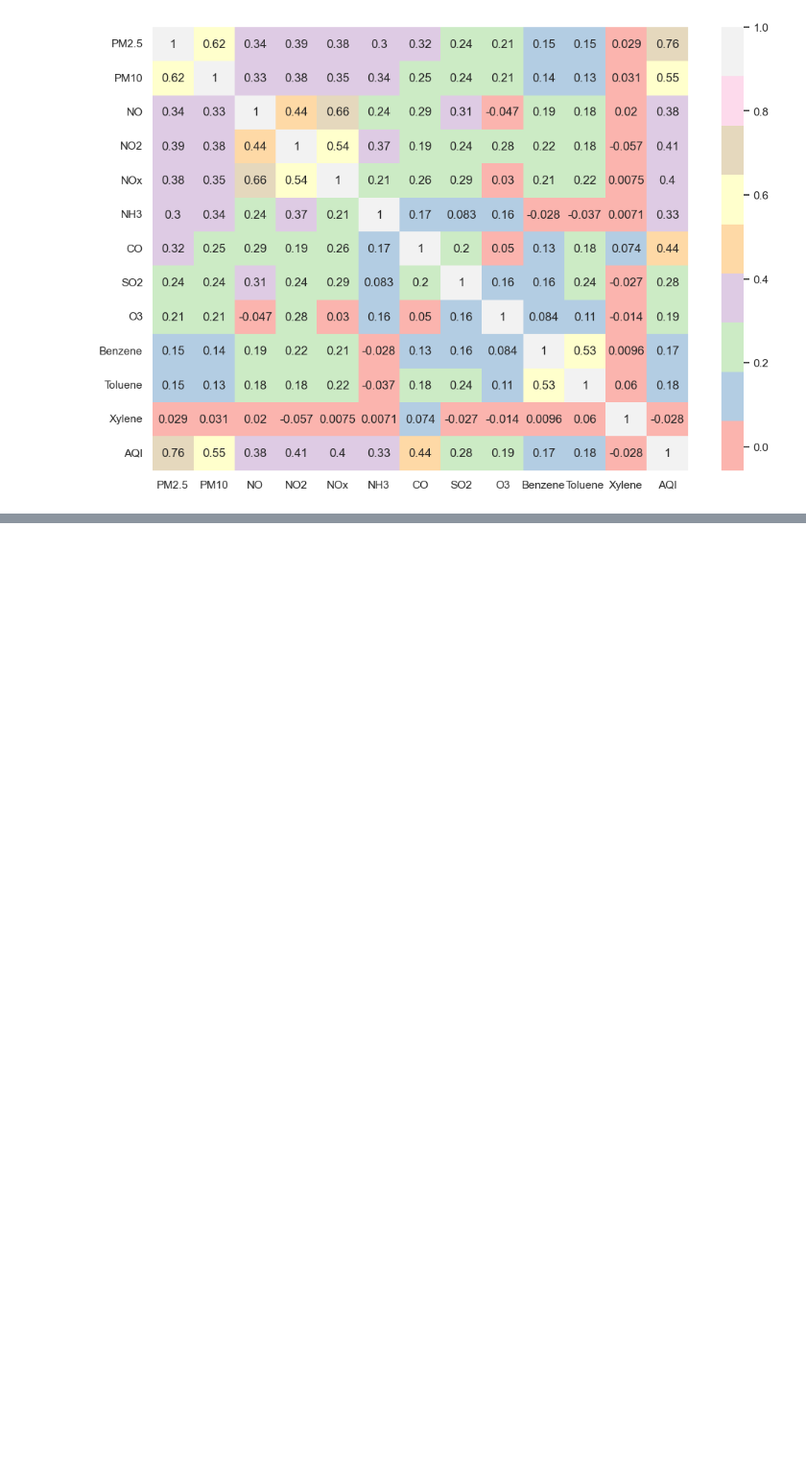
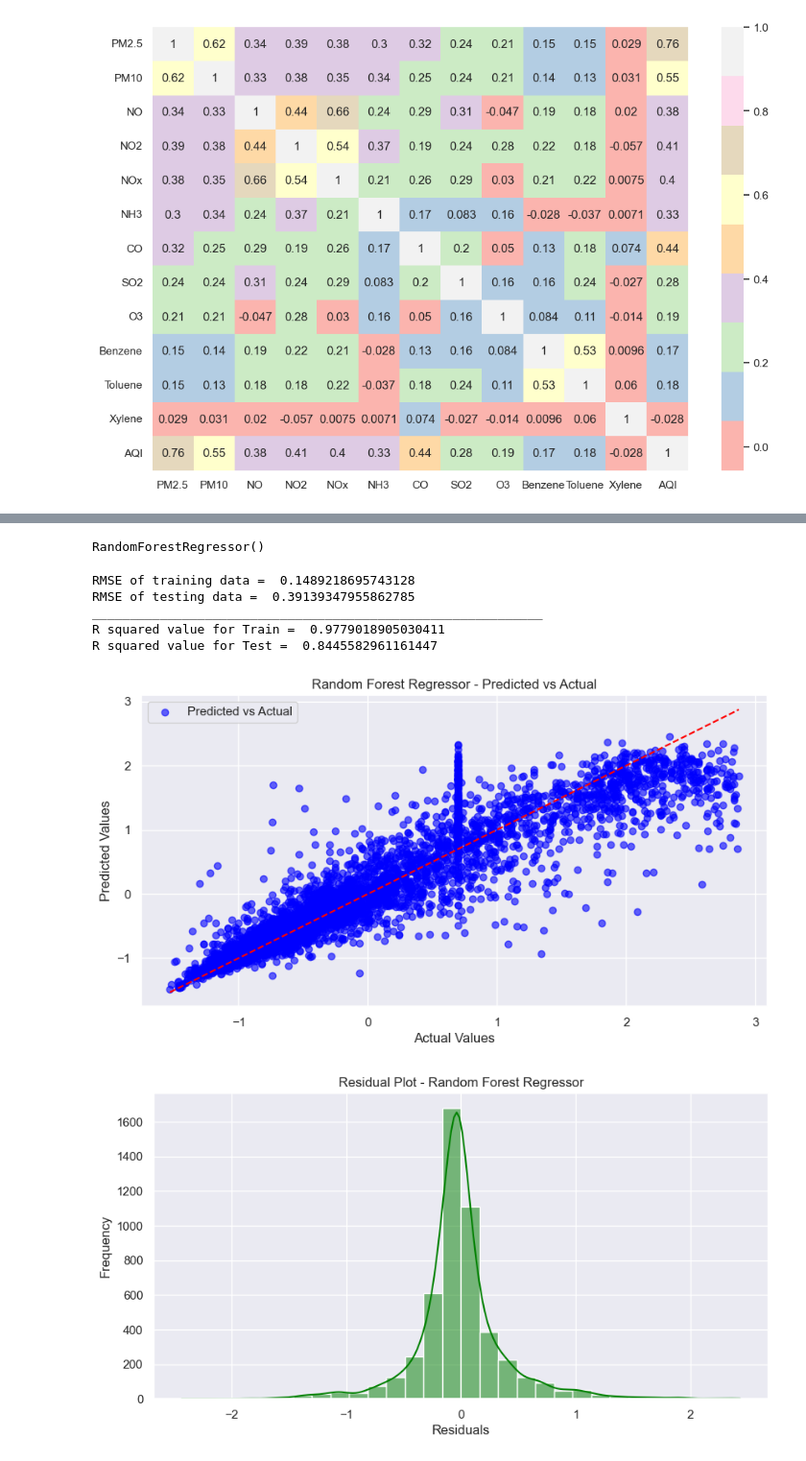
Before and after one commit to Kanav-Dogra/AQI-Prediction-Model, a Jupyter notebook: AQIPredictionmodel.ipynb, the cells around one changed output, grey strips where cells are left out. Shown at 96% size. Cells and saved outputs as stored; diff of their text form; code cells hidden in the pictures; blank space fills up the shorter version.

```diff
--- a/AQIPredictionmodel.ipynb
+++ b/AQIPredictionmodel.ipynb
@@ -439,0 +470,3 @@ plt.show()
+# %%
+df = pd.DataFrame(df1,columns =df.columns)
+df.head()
@@ -439,0 +596,64 @@ plt.show()
+# %%
+#Random Forest Regressor
+rfr = RandomForestRegressor()
+rfr.fit(X_train,Y_train)
+# %% [output]
+RandomForestRegressor()
+# %%
+# Predicting the value of the RFR model
+train_pred = rfr.predict(X_train)
+test_pred = rfr.predict(X_test)
+
+# Matrix evaluation for DTR model
+RMSE_train = (np.sqrt(mean_squared_error(Y_train,train_pred)))
+RMSE_test = (np.sqrt(mean_squared_error(Y_test,test_pred)))
+print("RMSE of training data = ",str(RMSE_train))
+print("RMSE of testing data = ",str(RMSE_test))
+print('_'*60)
+print("R squared value for Train = ",rfr.score(X_train,Y_train))
+print("R squared value for Test = ",rfr.score(X_test,Y_test))
+# %% [output]
+RMSE of training data =  0.1489218695743128
+RMSE of testing data =  0.39139347955862785
+____________________________________________________________
+R squared value for Train =  0.9779018905030411
+R squared value for Test =  0.8445582961161447
+# %%
+import numpy as np
+import matplotlib.pyplot as plt
+import seaborn as sns
+
+# Predicted vs Actual Plot
+plt.figure(figsize=(10,5))
+plt.scatter(Y_test, test_pred, alpha=0.6, color='blue', label="Predicted vs Actual")
+plt.plot([min(Y_test), max(Y_test)], [min(Y_test), max(Y_test)], color='red', linestyle='dashed')
+plt.xlabel("Actual Values")
+plt.ylabel("Predicted Values")
+plt.title("Random Forest Regressor - Predicted vs Actual")
+plt.legend()
+plt.show()
+
+# Residual Plot
+residuals = Y_test - test_pred
+plt.figure(figsize=(10,5))
+sns.histplot(residuals, bins=30, kde=True, color='green')
+plt.xlabel("Residuals")
+plt.ylabel("Frequency")
+plt.title("Residual Plot - Random Forest Regressor")
+plt.show()
+
+# Feature Importance Plot
+importances = rfr.feature_importances_
+feature_names = X_train.columns
+sorted_indices = np.argsort(importances)[::-1]
+
+plt.figure(figsize=(10,5))
+plt.bar(range(len(importances)), importances[sorted_indices], align='center', color='purple')
+plt.xticks(range(len(importances)), feature_names[sorted_indices], rotation=45)
+plt.xlabel("Features")
+plt.ylabel("Importance Score")
+plt.title("Feature Importance - Random Forest Regressor")
+plt.show()
+# %% [output]
+[figure, added]
+[figure, added]
```
Also changed, not shown: parts of 17 cells of this notebook.
